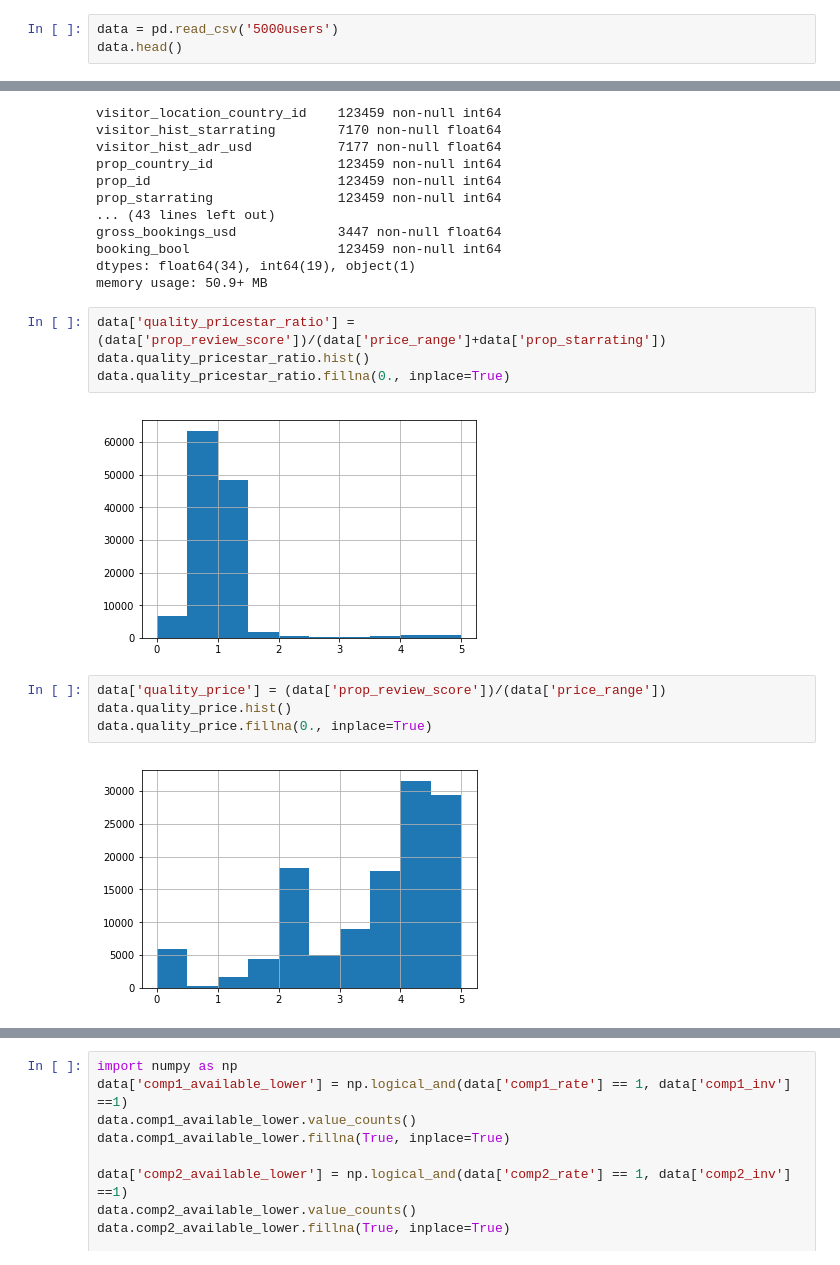
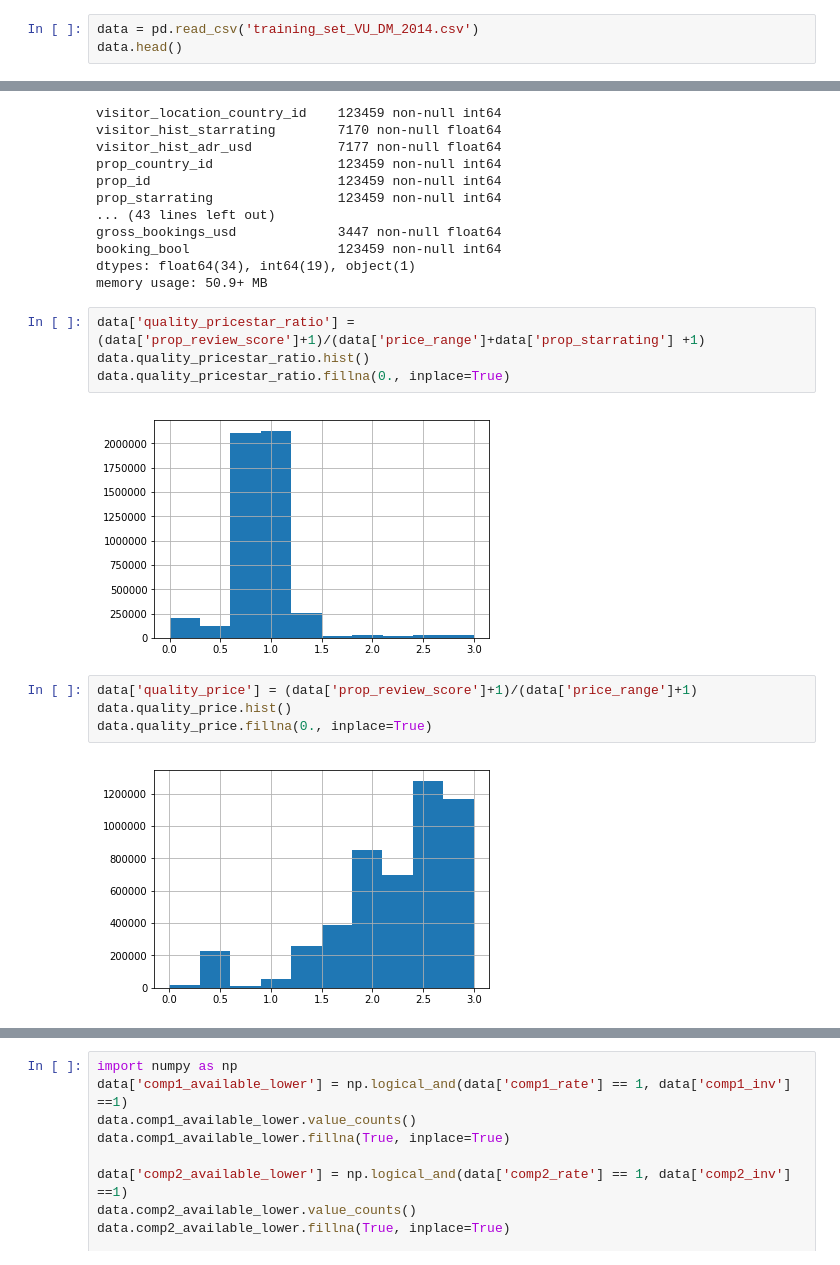
Before and after one commit to Longi94/dmt2018, a Jupyter notebook: assign2/assign2.ipynb, the cells around one changed output, grey strips where cells are left out. Drawn from its saved outputs; the diff is of its cells as text.

```diff
--- a/assign2/assign2.ipynb
+++ b/assign2/assign2.ipynb
@@ -8,7 +8,7 @@ import seaborn as sns
 import matplotlib.pyplot as plt
 %matplotlib inline
 # %%
-data = pd.read_csv('5000users')
+data = pd.read_csv('training_set_VU_DM_2014.csv')
 data.head()
 # %% [output]
 |  | srch_id | date_time | site_id | visitor_location_country_id | visitor_hist_starrating | visitor_hist_adr_usd | ... |
@@ -39,17 +39,17 @@ booking_bool                   123459 non-null int64
 dtypes: float64(34), int64(19), object(1)
 memory usage: 50.9+ MB
 # %%
-data['quality_pricestar_ratio'] = (data['prop_review_score'])/(data['price_range']+data['prop_starrating'])
+data['quality_pricestar_ratio'] = (data['prop_review_score']+1)/(data['price_range']+data['prop_starrating'] +1)
 data.quality_pricestar_ratio.hist()
 data.quality_pricestar_ratio.fillna(0., inplace=True)
 # %% [output]
-[figure, old version]
+[figure, new version]
 # %%
-data['quality_price'] = (data['prop_review_score'])/(data['price_range'])
+data['quality_price'] = (data['prop_review_score']+1)/(data['price_range']+1)
 data.quality_price.hist()
 data.quality_price.fillna(0., inplace=True)
 # %% [output]
-[figure, old version]
+[figure, new version]
 # %%
 data['quality_star'] = (data['prop_review_score']+1)/(data['prop_starrating']+1)
 data.quality_star.hist()
```
Also changed, not shown: parts of 11 cells of this notebook.
